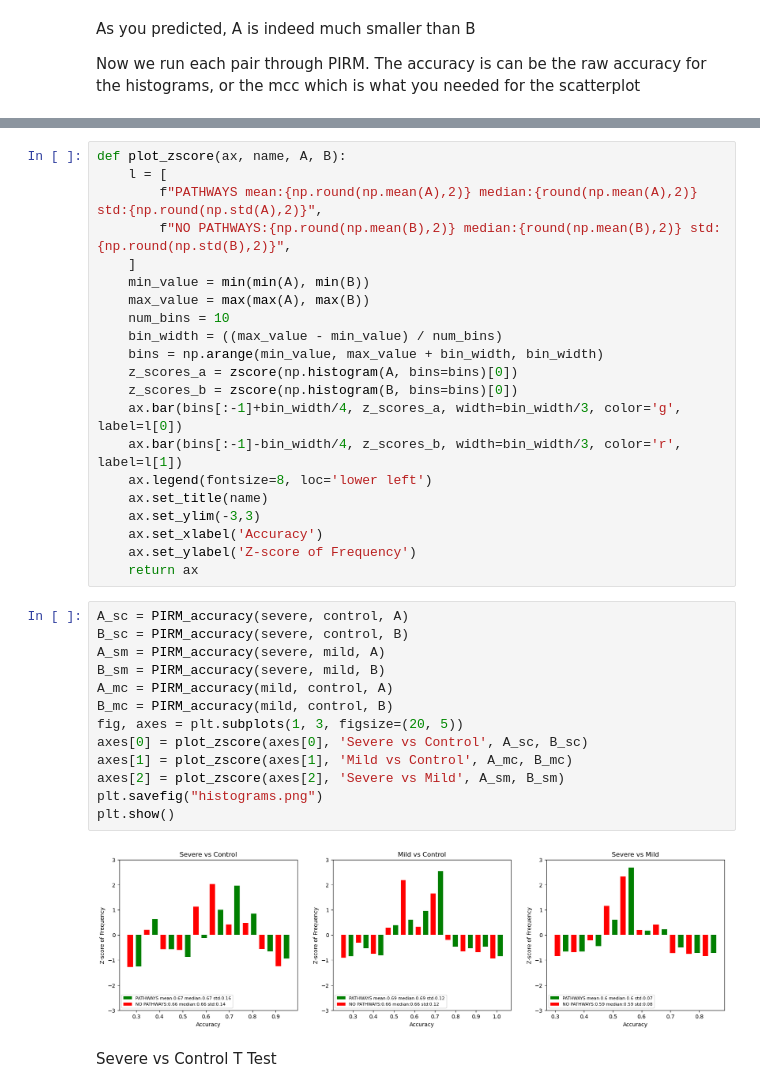
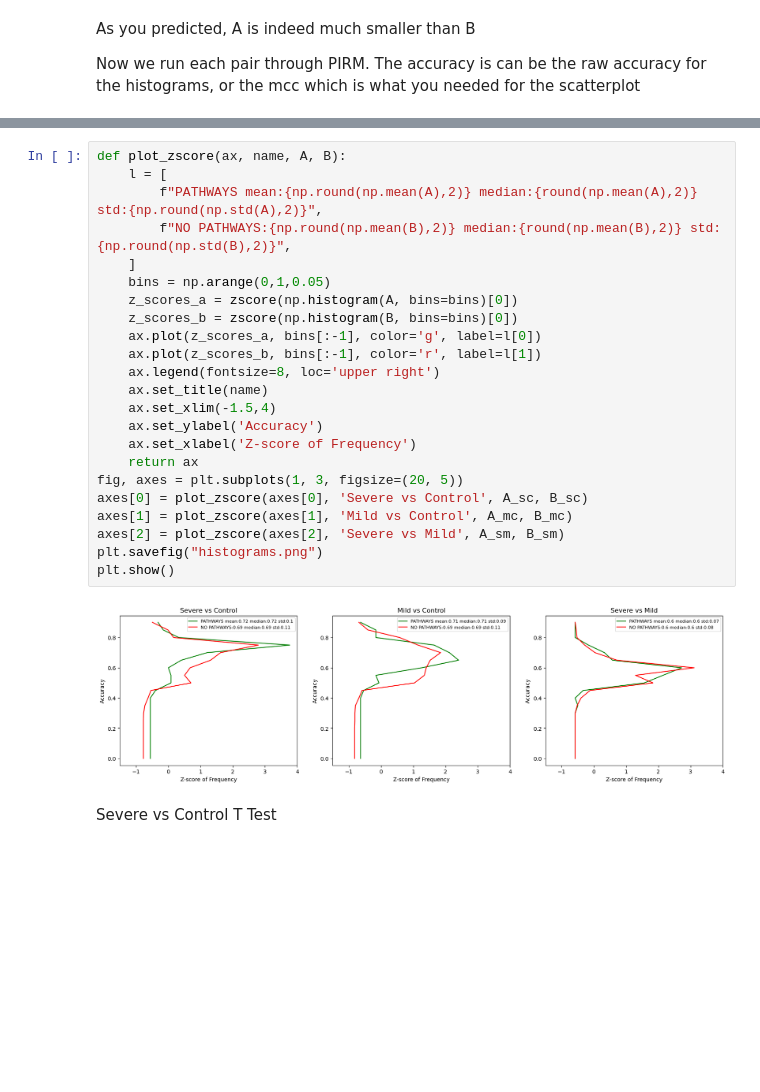
Before and after one commit to SignatureDiagnostics/pathway_analysis, a Jupyter notebook: exploratory_work.ipynb, the cells around one changed output, grey strips where cells are left out. Cells and saved outputs as stored; diff of their text form; blank space fills up the shorter version.

```diff
--- a/exploratory_work.ipynb
+++ b/exploratory_work.ipynb
@@ -101,39 +112,28 @@ And create the following histograms
 # %%
 def plot_zscore(ax, name, A, B):
     l = [
         f"PATHWAYS mean:{np.round(np.mean(A),2)} median:{round(np.mean(A),2)} std:{np.round(np.std(A),2)}",
         f"NO PATHWAYS:{np.round(np.mean(B),2)} median:{round(np.mean(B),2)} std:{np.round(np.std(B),2)}",
     ]
-    min_value = min(min(A), min(B))
-    max_value = max(max(A), max(B))
-    num_bins = 10
-    bin_width = ((max_value - min_value) / num_bins)
-    bins = np.arange(min_value, max_value + bin_width, bin_width)
+    bins = np.arange(0,1,0.05)
     z_scores_a = zscore(np.histogram(A, bins=bins)[0])
     z_scores_b = zscore(np.histogram(B, bins=bins)[0])
-    ax.bar(bins[:-1]+bin_width/4, z_scores_a, width=bin_width/3, color='g', label=l[0])
-    ax.bar(bins[:-1]-bin_width/4, z_scores_b, width=bin_width/3, color='r', label=l[1])
-    ax.legend(fontsize=8, loc='lower left')
+    ax.plot(z_scores_a, bins[:-1], color='g', label=l[0])
+    ax.plot(z_scores_b, bins[:-1], color='r', label=l[1])
+    ax.legend(fontsize=8, loc='upper right')
     ax.set_title(name)
-    ax.set_ylim(-3,3)
-    ax.set_xlabel('Accuracy')
-    ax.set_ylabel('Z-score of Frequency')
+    ax.set_xlim(-1.5,4)
+    ax.set_ylabel('Accuracy')
+    ax.set_xlabel('Z-score of Frequency')
     return ax
+fig, axes = plt.subplots(1, 3, figsize=(20, 5))
+axes[0] = plot_zscore(axes[0], 'Severe vs Control', A_sc, B_sc)
+axes[1] = plot_zscore(axes[1], 'Mild vs Control', A_mc, B_mc)
+axes[2] = plot_zscore(axes[2], 'Severe vs Mild', A_sm, B_sm)
+plt.savefig("histograms.png")
+plt.show()
+# %% [output]
+[figure, added]
-# %%
-A_sc = PIRM_accuracy(severe, control, A)
-B_sc = PIRM_accuracy(severe, control, B)
-A_sm = PIRM_accuracy(severe, mild, A)
-B_sm = PIRM_accuracy(severe, mild, B)
-A_mc = PIRM_accuracy(mild, control, A)
-B_mc = PIRM_accuracy(mild, control, B)
-fig, axes = plt.subplots(1, 3, figsize=(20, 5))
-axes[0] = plot_zscore(axes[0], 'Severe vs Control', A_sc, B_sc)
-axes[1] = plot_zscore(axes[1], 'Mild vs Control', A_mc, B_mc)
-axes[2] = plot_zscore(axes[2], 'Severe vs Mild', A_sm, B_sm)
-plt.savefig("histograms.png")
-plt.show()
-# %% [output]
-[figure, removed]
 # %% [markdown]
 Severe vs Control T Test
 # %%
```
Also changed, not shown: parts of 16 cells of this notebook, 21 other files.
